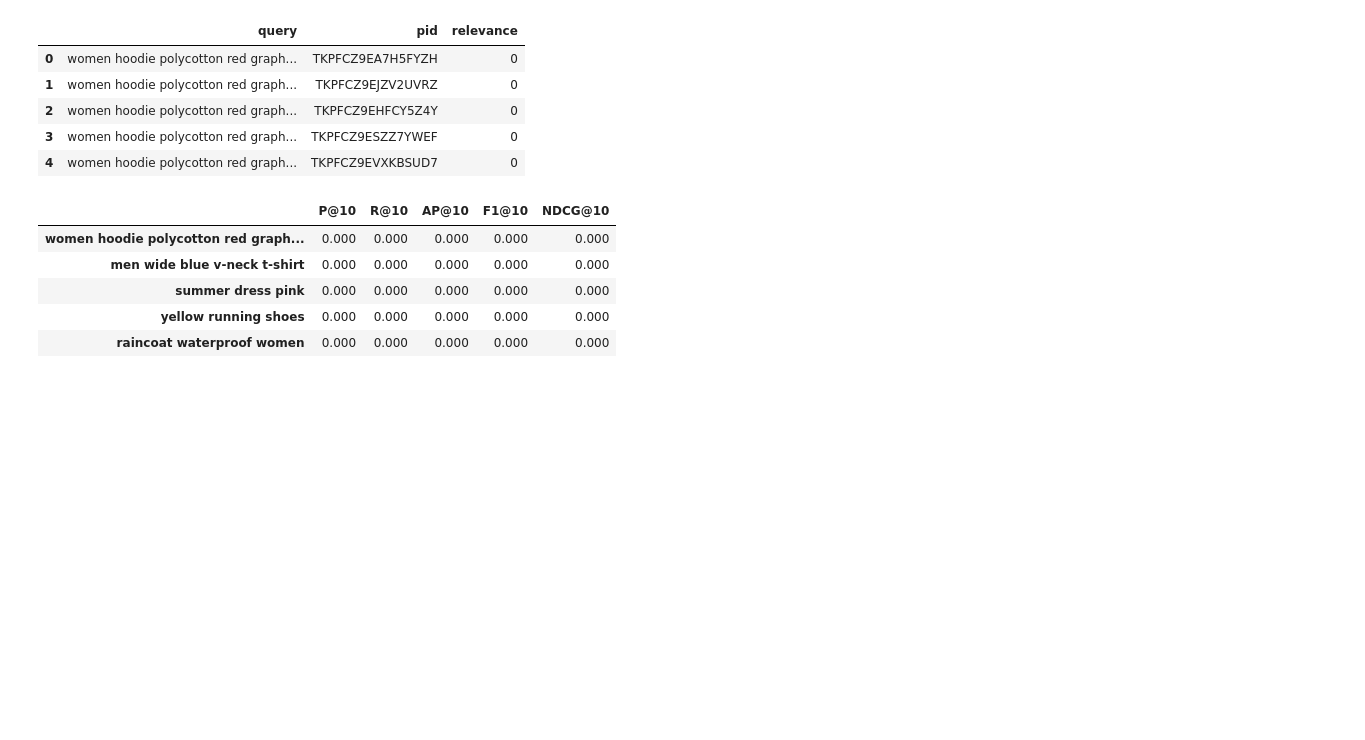
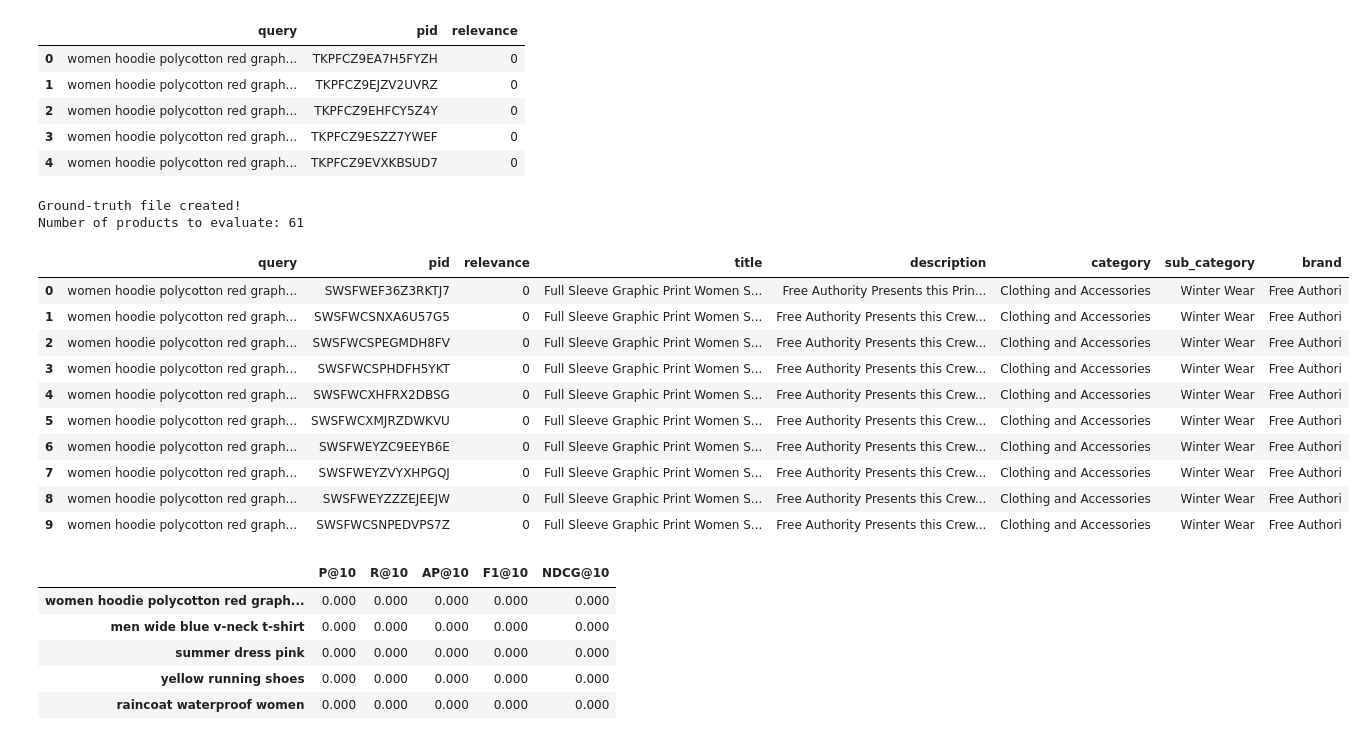
Before and after one commit to FronkTP/irwa-search-engine, a Jupyter notebook: project_progress/part_2/part2.ipynb, the cells around one changed output. Saved outputs shown, nothing was run; the diff lists cells and outputs as text; code cells hidden in the pictures; blank space fills up the shorter version.

```diff
--- a/project_progress/part_2/part2.ipynb
+++ b/project_progress/part_2/part2.ipynb
@@ -1338,6 +1338,53 @@ Created manual_test_relevance.csv. Review products and change relevance from 0 t
 | 2 | women hoodie polycotton red graph... | TKPFCZ9EHFCY5Z4Y | 0 |
 | 3 | women hoodie polycotton red graph... | TKPFCZ9ESZZ7YWEF | 0 |
 | 4 | women hoodie polycotton red graph... | TKPFCZ9EVXKBSUD7 | 0 |
+# %%
+# Create a ground-truth review file using the top 25 results per query
+
+evaluation_k = 25
+evaluation_candidates = []
+
+for query in test_queries:
+
+    # Retrieve the top 25 ranked products
+    ranked_results = search_rank(query, topk=evaluation_k)
+
+    for pid, score in ranked_results:
+        evaluation_candidates.append({"query": query, "pid": str(pid), "relevance": 0})
+
+# Convert results into a DataFrame
+manual_judgments = pd.DataFrame(evaluation_candidates)
+
+# Add product information for manual relevance assessment
+original_documents = df.drop_duplicates(subset="pid").copy()
+
+original_documents["pid"] = original_documents["pid"].astype(str)
+
+product_information = original_documents[
+    ["pid", "title", "description", "category",
+     "sub_category", "brand"]].copy()
+
+manual_judgments = manual_judgments.merge(product_information, on="pid", how="left")
+
+# Save the ground-truth file
+manual_judgments.to_csv("manual_test_relevance.csv", index=False)
+
+print("Ground-truth file created!")
+print("Number of products to evaluate:", len(manual_judgments))
+# %% [output]
+Ground-truth file created!
+Number of products to evaluate: 61
+|  | query | pid | relevance | title | description | category | sub_category | brand |
+| 0 | women hoodie polycotton red graph... | SWSFWEF36Z3RKTJ7 | 0 | Full Sleeve Graphic Print Women S... | Free Authority Presents this Prin... | Clothing and Accessories | Winter Wear | Free Authori |
+| 1 | women hoodie polycotton red graph... | SWSFWCSNXA6U57G5 | 0 | Full Sleeve Graphic Print Women S... | Free Authority Presents this Crew... | Clothing and Accessories | Winter Wear | Free Authori |
+| 2 | women hoodie polycotton red graph... | SWSFWCSPEGMDH8FV | 0 | Full Sleeve Graphic Print Women S... | Free Authority Presents this Crew... | Clothing and Accessories | Winter Wear | Free Authori |
+| 3 | women hoodie polycotton red graph... | SWSFWCSPHDFH5YKT | 0 | Full Sleeve Graphic Print Women S... | Free Authority Presents this Crew... | Clothing and Accessories | Winter Wear | Free Authori |
+| 4 | women hoodie polycotton red graph... | SWSFWCXHFRX2DBSG | 0 | Full Sleeve Graphic Print Women S... | Free Authority Presents this Crew... | Clothing and Accessories | Winter Wear | Free Authori |
+| 5 | women hoodie polycotton red graph... | SWSFWCXMJRZDWKVU | 0 | Full Sleeve Graphic Print Women S... | Free Authority Presents this Crew... | Clothing and Accessories | Winter Wear | Free Authori |
+| 6 | women hoodie polycotton red graph... | SWSFWEYZC9EEYB6E | 0 | Full Sleeve Graphic Print Women S... | Free Authority Presents this Crew... | Clothing and Accessories | Winter Wear | Free Authori |
+| 7 | women hoodie polycotton red graph... | SWSFWEYZVYXHPGQJ | 0 | Full Sleeve Graphic Print Women S... | Free Authority Presents this Crew... | Clothing and Accessories | Winter Wear | Free Authori |
+| 8 | women hoodie polycotton red graph... | SWSFWEYZZZEJEEJW | 0 | Full Sleeve Graphic Print Women S... | Free Authority Presents this Crew... | Clothing and Accessories | Winter Wear | Free Authori |
+| 9 | women hoodie polycotton red graph... | SWSFWCSNPEDVPS7Z | 0 | Full Sleeve Graphic Print Women S... | Free Authority Presents this Crew... | Clothing and Accessories | Winter Wear | Free Authori |
 # %%
 # Load the manually assigned relevance judgments
 
```
Also changed, not shown: 1 other file.
